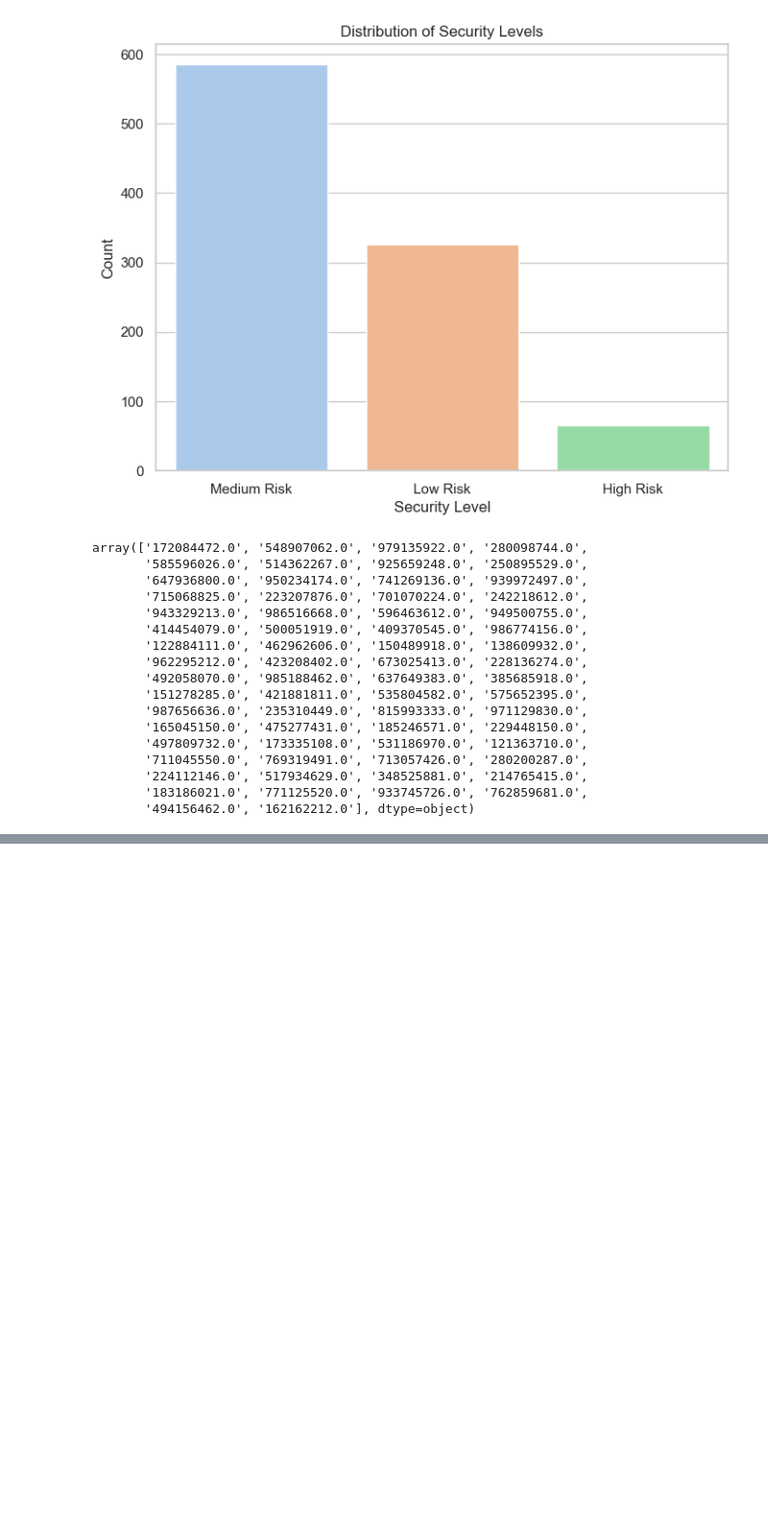
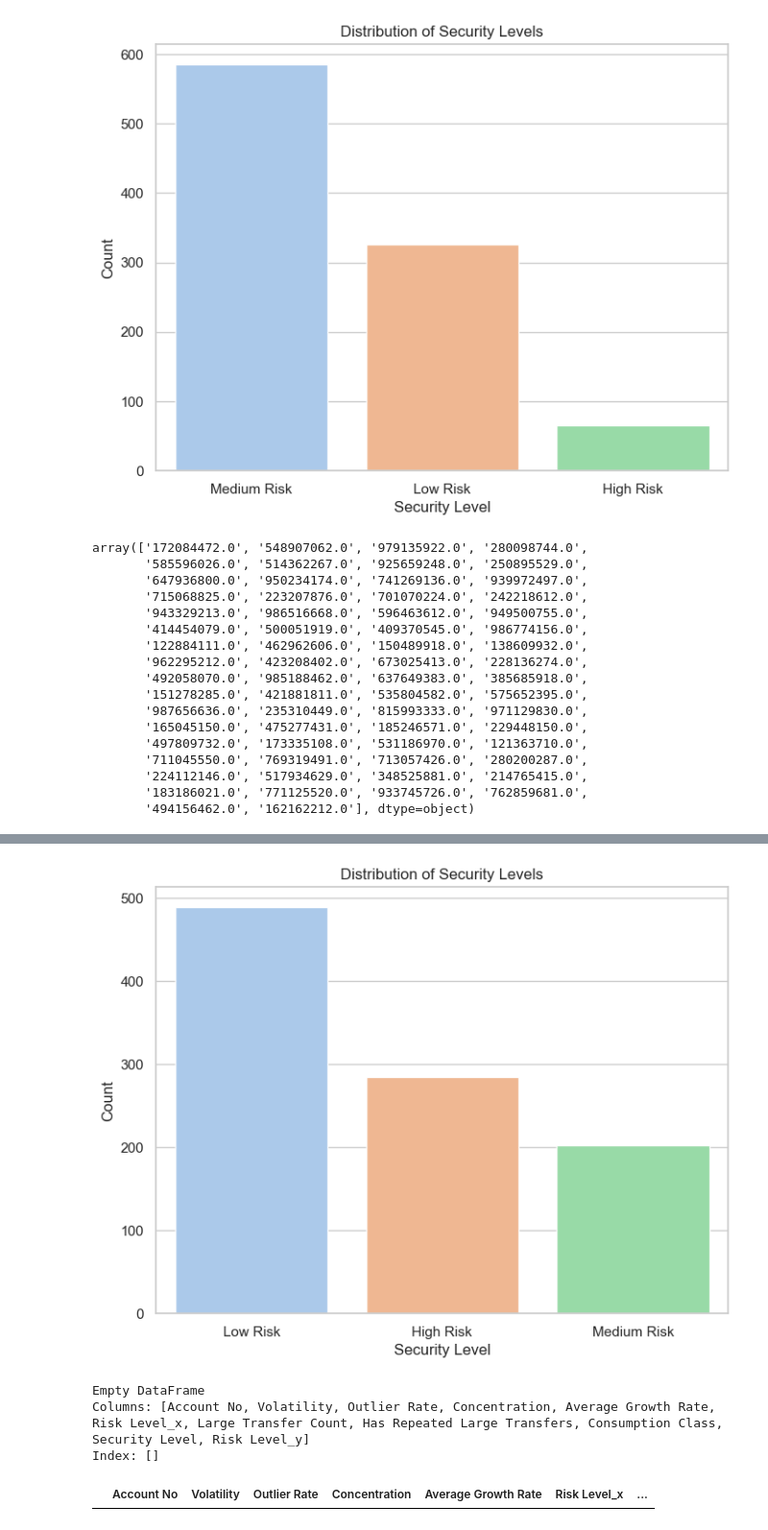
Before and after one commit to UoB-DSMP-2023-24/dsmp-2024-group26, a Jupyter notebook: Credit rating assessment.ipynb, the cells around one changed output, grey strips where cells are left out. Shown at 96% size. Saved outputs shown, nothing was run; the diff lists cells and outputs as text; code cells hidden in the pictures; blank space fills up the shorter version.

```diff
--- a/Credit rating assessment.ipynb
+++ b/Credit rating assessment.ipynb
@@ -252,0 +353,31 @@ array(['172084472.0', '548907062.0', '979135922.0', '280098744.0',
+# %%
+# Set the style
+sns.set(style="whitegrid")
+
+# Plot the distribution of security levels with a different color palette
+plt.figure(figsize=(8, 6))
+sns.countplot(x='Risk Level', data=security_measures, palette='pastel')
+plt.title('Distribution of Security Levels')
+plt.xlabel('Security Level')
+plt.ylabel('Count')
+plt.show()
+# %% [output]
+[figure, added]
+# %%
+# Filter accounts with "High Risk" level
+high_risk_accounts_measures = security_measures[security_measures['Risk Level'] == 'High Risk']
+high_risk_accounts_df = security_df[security_df['Risk Level'] == 'High Risk']
+
+# Merge the two DataFrames on 'Account No'
+high_risk_accounts = pd.merge(high_risk_accounts_measures, high_risk_accounts_df, on='Account No', how='inner')
+
+# Display the new table
+print(high_risk_accounts)
+# %% [output]
+Empty DataFrame
+Columns: [Account No, Volatility, Outlier Rate, Concentration, Average Growth Rate, Risk Level_x, Large Transfer Count, Has Repeated Large Transfers, Consumption Class, Security Level, Risk Level_y]
+Index: []
+# %%
+high_risk_accounts
+# %% [output]
+|  | Account No | Volatility | Outlier Rate | Concentration | Average Growth Rate | Risk Level_x | ... |
```
Also changed, not shown: parts of 4 cells of this notebook.
